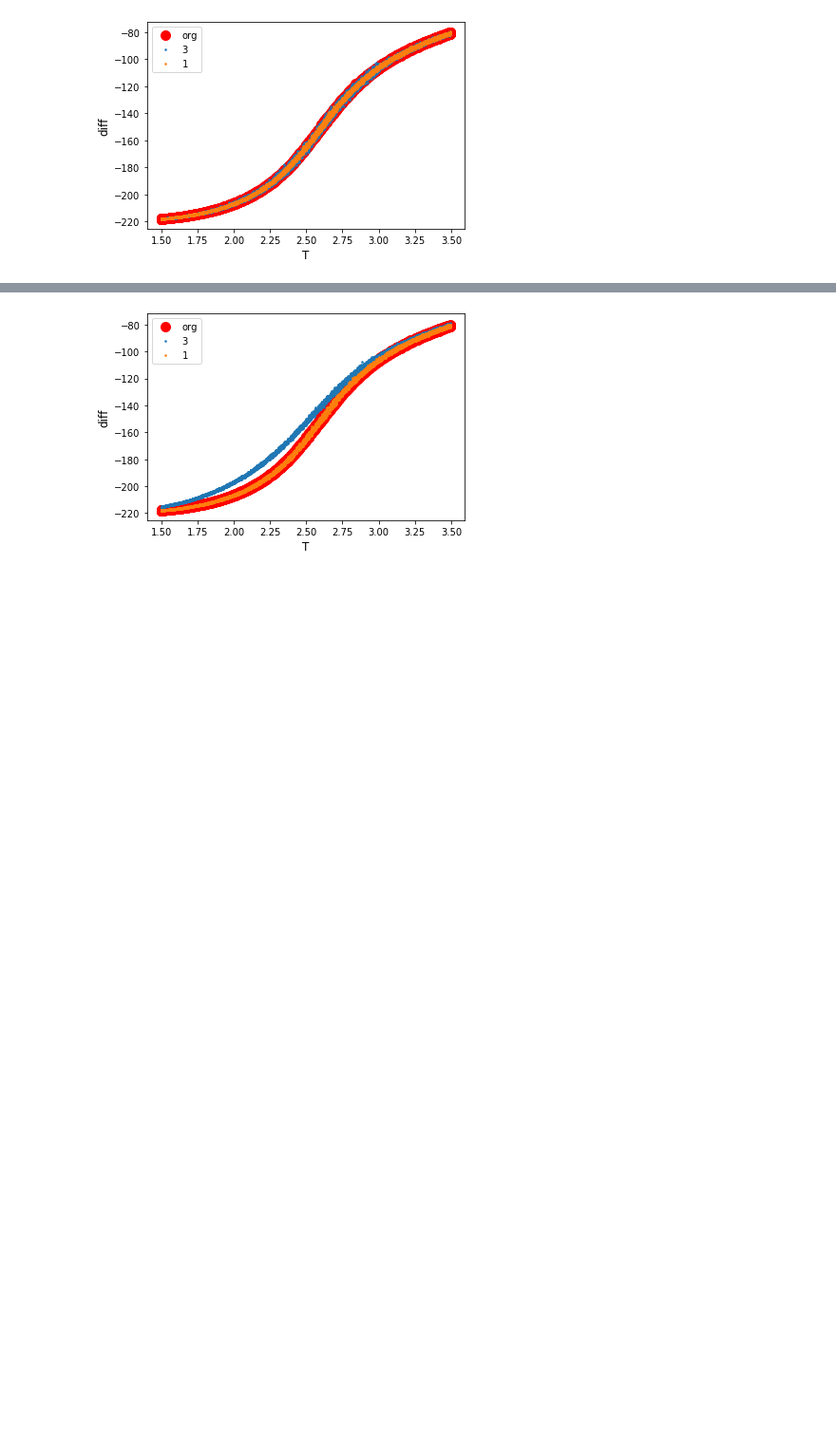
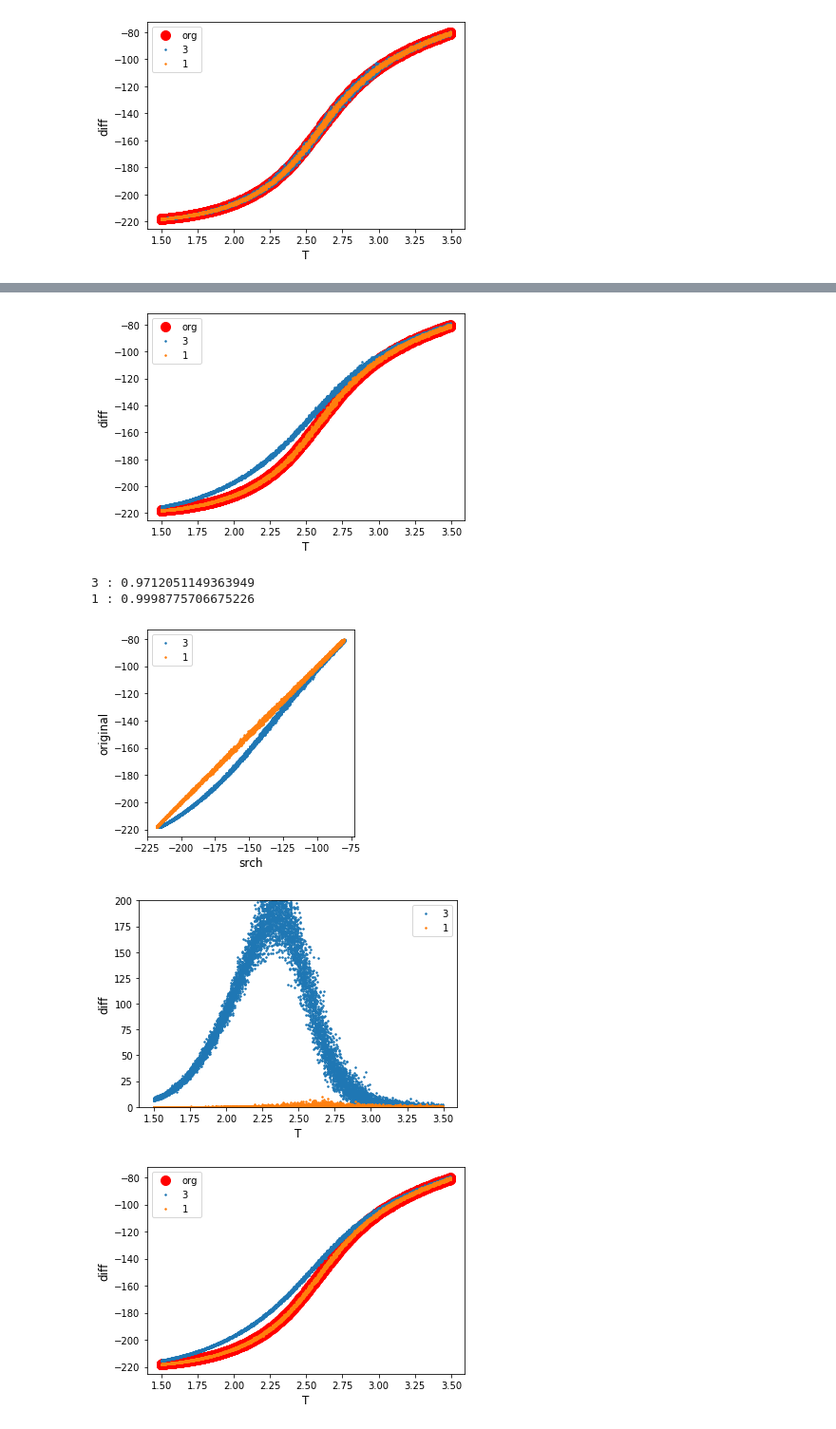
Before and after one commit to aadeliee22/MCMCIsing_SLMC, a Jupyter notebook: python/5th+6th/plaquette&fit.ipynb, the cells around one changed output, grey strips where cells are left out. Shown at 95% size. Cells and saved outputs as stored; diff of their text form; code cells hidden in the pictures; blank space fills up the shorter version.

```diff
--- a/python/5th+6th/plaquette&fit.ipynb
+++ b/python/5th+6th/plaquette&fit.ipynb
@@ -111,8 +111,8 @@ fit.append(pd.read_csv(fit_path + '_3_1024.txt', sep = ' ', header = 1))
 fit.append(pd.read_csv(fit_path + '_1_1024.txt', sep = ' ', header = 1))
 fit.append(pd.read_csv(fit_path + '_3_2048.txt', sep = ' ', header = 1))
 fit.append(pd.read_csv(fit_path + '_1_2048.txt', sep = ' ', header = 1))
-#fit.append(pd.read_csv(fit_path + '_1_4096.txt', sep = ' ', header = 1))
-#fit.append(pd.read_csv(fit_path + '_3_4096.txt', sep = ' ', header = 1))
+fit.append(pd.read_csv(fit_path + '_1_4096.txt', sep = ' ', header = 1))
+fit.append(pd.read_csv(fit_path + '_3_4096.txt', sep = ' ', header = 1))
 
 for i in range (int(len(fit)/2)): # 1024, 2048, 4096
     for j in range (len(labels)): # nnn nth = 1, 3
@@ -160,8 +160,8 @@ fit.append(pd.read_csv(fit_path + '_3_1024.txt', sep = ' ', header = 1))
 fit.append(pd.read_csv(fit_path + '_1_1024.txt', sep = ' ', header = 1))
 fit.append(pd.read_csv(fit_path + '_3_2048.txt', sep = ' ', header = 1))
 fit.append(pd.read_csv(fit_path + '_1_2048.txt', sep = ' ', header = 1))
-#fit.append(pd.read_csv(fit_path + '_1_4096.txt', sep = ' ', header = 1))
-#fit.append(pd.read_csv(fit_path + '_3_4096.txt', sep = ' ', header = 1))
+fit.append(pd.read_csv(fit_path + '_3_4096.txt', sep = ' ', header = 1))
+fit.append(pd.read_csv(fit_path + '_1_4096.txt', sep = ' ', header = 1))
 
 for i in range (int(len(fit)/2)):
     for j in range (2):
@@ -173,30 +173,35 @@ for i in range (int(len(fit)/2)):
     plt.ylabel('original', fontsize=12)
     plt.legend()
     plt.show()
 
     for j in range (2):
         plt.plot(q.temp, (np.array(fit[2*i+j].e) - np.array(q.e))**2, '.', markersize = 3, label=labels[j])
     plt.ylim(0, 200)
     plt.xlabel('T', fontsize=12)
     plt.ylabel('diff', fontsize=12)
     plt.legend()
     plt.show()
 
     plt.plot(q.temp, q.e, 'r.', markersize = 20, markerfacecolor = None, label='org')
     for j in range (2):
         plt.plot(fit[2*i+j].temperature, fit[2*i+j].e, '.', markersize = 3, label=labels[j])
     plt.xlabel('T', fontsize=12)
     plt.ylabel('diff', fontsize=12)
     plt.legend()
     plt.show()
 # %% [output]
 3 : 0.966586965517033
 1 : 0.9996268876183921
 [figure]
 [figure]
 [figure]
 3 : 0.9691316899978449
 1 : 0.9997928031923388
 [figure]
 [figure]
 [figure]
+3 : 0.9712051149363949
+1 : 0.9998775706675226
+[figure, added]
+[figure, added]
+[figure, added]
```
Also changed, not shown: 6 other files.
